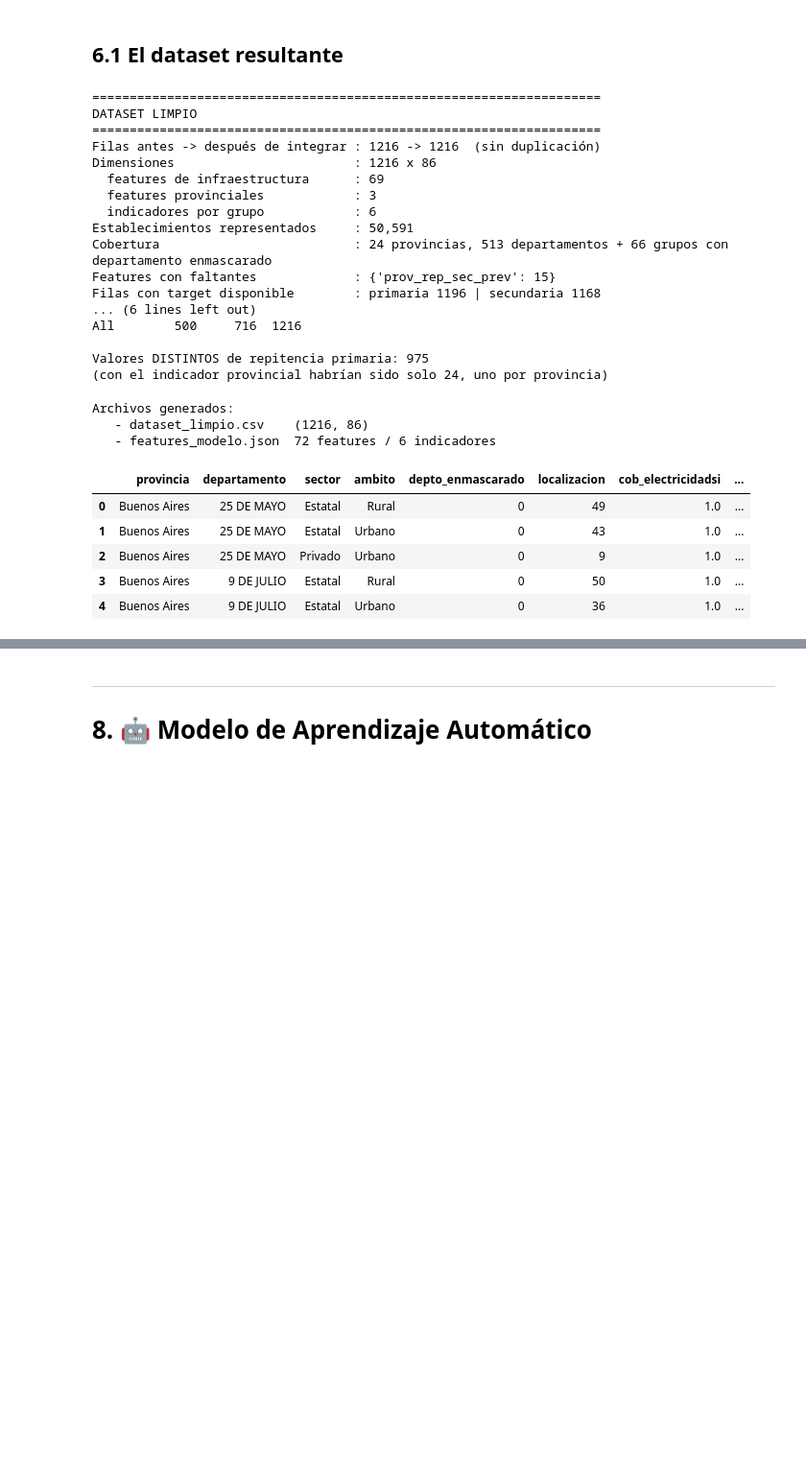
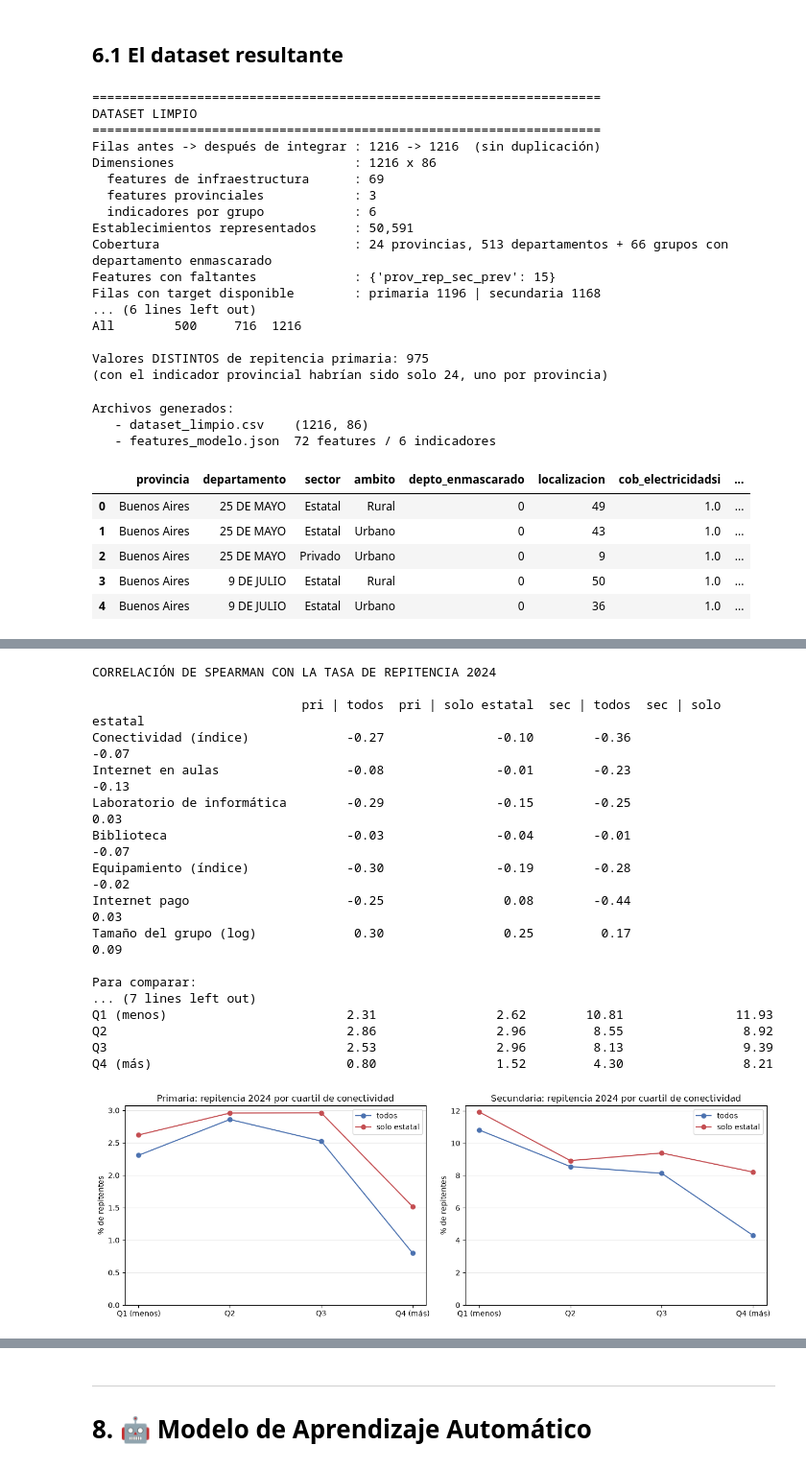
Before and after one commit to juanjosemfranchi-netizen/educacion_escolaridad, a Jupyter notebook: TRABAJO_APREN_AUTOMATICO_completo.ipynb, the cells around one changed output, grey strips where cells are left out. Shown at 96% size. Cells and saved outputs as stored; diff of their text form; code cells hidden in the pictures; blank space fills up the shorter version.

```diff
--- a/TRABAJO_APREN_AUTOMATICO_completo.ipynb
+++ b/TRABAJO_APREN_AUTOMATICO_completo.ipynb
@@ -974,7 +932,7 @@ for eje, variable, titulo in zip(
         for sector, ambito in combinaciones
     ]
 
-    eje.boxplot(datos, labels=etiquetas, showfliers=False)
+    eje.boxplot(datos, tick_labels=etiquetas, showfliers=False)
     eje.set_title(titulo)
     eje.set_ylabel("% de alumnos")
     eje.grid(axis="y", alpha=0.3)
@@ -1424,7 +1372,7 @@ for eje, (variable, titulo) in zip(ax.ravel(), variables_grafico):
         for sector, ambito in combinaciones
     ]
 
-    eje.boxplot(datos, labels=etiquetas, showfliers=False)
+    eje.boxplot(datos, tick_labels=etiquetas, showfliers=False)
     eje.set_title(titulo)
     eje.set_ylabel("%")
     eje.grid(axis="y", alpha=0.3)
@@ -2522,0 +2423,75 @@ URL = ("https://raw.githubusercontent.com/juanjosemfranchi-netizen/"
+# %%
+REL = {
+    "idx_conectividad_espacios": "Conectividad (índice)",
+    "cob_espaciosconconexiónenlasaulas": "Internet en aulas",
+    "cob_disponedesalaolaboratoriodeinformáticasi": "Laboratorio de informática",
+    "cob_bibliotecadisponedealmenosunasi": "Biblioteca",
+    "idx_equipamiento_estab": "Equipamiento (índice)",
+    "internet_pago_sobre_total": "Internet pago",
+    "log_localizacion": "Tamaño del grupo (log)",
+}
+
+estatal = df_limpio.sector.eq("Estatal")
+grupos = [("todos", df_limpio), ("solo estatal", df_limpio[estatal])]
+
+corr = pd.DataFrame({
+    f"{nivel} | {nombre}": d[list(REL)].corrwith(d[f"tasa_repitencia_{nivel}"], method="spearman")
+    for nivel in ["pri", "sec"]
+    for nombre, d in grupos
+}).rename(index=REL)
+
+print("CORRELACIÓN DE SPEARMAN CON LA TASA DE REPITENCIA 2024\n")
+print(corr.round(2).to_string())
+
+print("\nPara comparar:")
+for nivel in ["pri", "sec"]:
+    rep = df_limpio[f"tasa_repitencia_{nivel}"]
+    print(f"  {nivel}: sector privado {df_limpio.es_privado.corr(rep, method='spearman'):+.2f} | "
+          f"sobreedad {df_limpio[f'tasa_sobreedad_{nivel}'].corr(rep, method='spearman'):+.2f}")
+
+# Repitencia agregada (repitentes / matrícula) por cuartil de conectividad
+cuartil = pd.qcut(df_limpio.idx_conectividad_espacios, 4,
+                  labels=["Q1 (menos)", "Q2", "Q3", "Q4 (más)"])
+
+def repitencia_por_cuartil(d, nivel):
+    d = d[d[f"tasa_repitencia_{nivel}"].notna()]
+    repitentes = d[f"tasa_repitencia_{nivel}"] * d[f"mat_{nivel}"] / 100
+    q = cuartil.loc[d.index]
+    return (repitentes.groupby(q, observed=True).sum()
+            / d[f"mat_{nivel}"].groupby(q, observed=True).sum() * 100)
+
+tabla = pd.DataFrame({f"{nivel} | {nombre}": repitencia_por_cuartil(d, nivel)
+                      for nivel in ["pri", "sec"] for nombre, d in grupos})
+print("\nREPITENCIA AGREGADA (%) POR CUARTIL DE CONECTIVIDAD\n")
+print(tabla.round(2).to_string())
+
+fig, ax = plt.subplots(1, 2, figsize=(13, 4.5))
+for eje, nivel, titulo in zip(ax, ["pri", "sec"], ["Primaria", "Secundaria"]):
+    for nombre, color in [("todos", "#4C72B0"), ("solo estatal", "#C44E52")]:
+        serie = tabla[f"{nivel} | {nombre}"]
+        eje.plot(serie.index.astype(str), serie.values, marker="o", color=color, label=nombre)
+    eje.set_title(f"{titulo}: repitencia 2024 por cuartil de conectividad")
+    eje.set_ylabel("% de repitentes")
+    eje.set_ylim(bottom=0)
+    eje.grid(axis="y", alpha=0.3)
+    eje.legend()
+plt.tight_layout(); plt.show()
+# %% [output]
+CORRELACIÓN DE SPEARMAN CON LA TASA DE REPITENCIA 2024
+
+                            pri | todos  pri | solo estatal  sec | todos  sec | solo estatal
+Conectividad (índice)             -0.27               -0.10        -0.36               -0.07
+Internet en aulas                 -0.08               -0.01        -0.23               -0.13
+Laboratorio de informática        -0.29               -0.15        -0.25                0.03
+Biblioteca                        -0.03               -0.04        -0.01               -0.07
+Equipamiento (índice)             -0.30               -0.19        -0.28               -0.02
+Internet pago                     -0.25                0.08        -0.44                0.03
+Tamaño del grupo (log)             0.30                0.25         0.17                0.09
+
+Para comparar:
+... (7 lines left out)
+Q1 (menos)                        2.31                2.62        10.81               11.93
+Q2                                2.86                2.96         8.55                8.92
+Q3                                2.53                2.96         8.13                9.39
+Q4 (más)                          0.80                1.52         4.30                8.21
+[figure, added]
```
Also changed, not shown: parts of 88 cells of this notebook, 3 other files.
